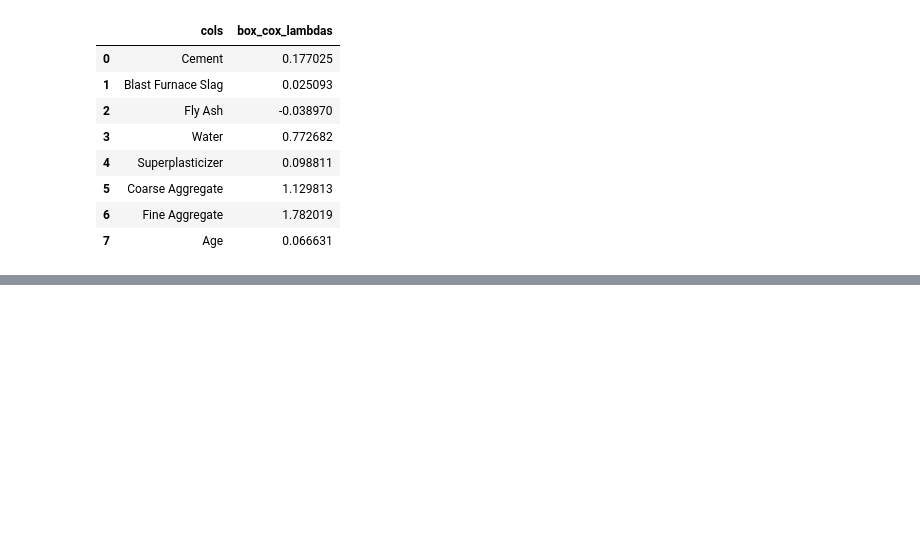
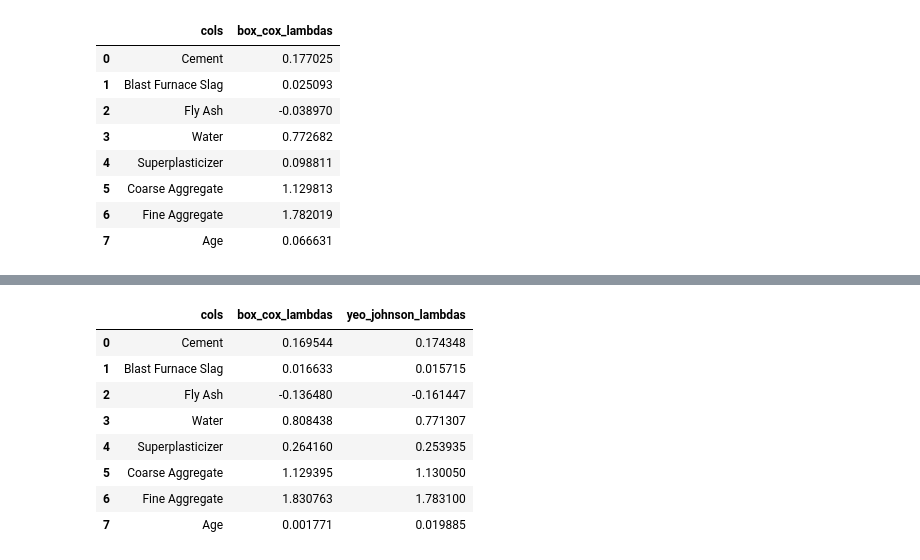
Before and after one commit to mrin2810/100-days-of-machine-learning, a Jupyter notebook: Day 31 - Power Transformer (Box-Cox, Yeo Johnson).ipynb, the cells around one changed output, grey strips where cells are left out. Cells and saved outputs as stored; diff of their text form; code cells hidden in the pictures; blank space fills up the shorter version.

```diff
--- a/Day 31 - Power Transformer (Box-Cox, Yeo Johnson).ipynb
+++ b/Day 31 - Power Transformer (Box-Cox, Yeo Johnson).ipynb
@@ -169,0 +357,9 @@ pd.DataFrame({' cols' :X_train.columns, 'box_cox_lambdas': pt.lambdas_})
+# %%
+# Cross Validation Score
+
+pt = PowerTransformer()
+
+x_transformed2 = pt.fit_transform(X)
+
+lr = LinearRegression()
+np.mean(cross_val_score(lr, x_transformed2, y, scoring='r2'))
@@ -169,0 +504,12 @@ pd.DataFrame({' cols' :X_train.columns, 'box_cox_lambdas': pt.lambdas_})
+# %%
+pd.DataFrame({'cols' : X_train.columns, 'box_cox_lambdas': pt.lambdas_, 'yeo_johnson_lambdas': pt1.lambdas_})
+# %% [output]
+|  | cols | box_cox_lambdas | yeo_johnson_lambdas |
+| 0 | Cement | 0.169544 | 0.174348 |
+| 1 | Blast Furnace Slag | 0.016633 | 0.015715 |
+| 2 | Fly Ash | -0.136480 | -0.161447 |
+| 3 | Water | 0.808438 | 0.771307 |
+| 4 | Superplasticizer | 0.264160 | 0.253935 |
+| 5 | Coarse Aggregate | 1.129395 | 1.130050 |
+| 6 | Fine Aggregate | 1.830763 | 1.783100 |
+| 7 | Age | 0.001771 | 0.019885 |
```
Also changed, not shown: parts of 13 cells of this notebook, 26 other files.
